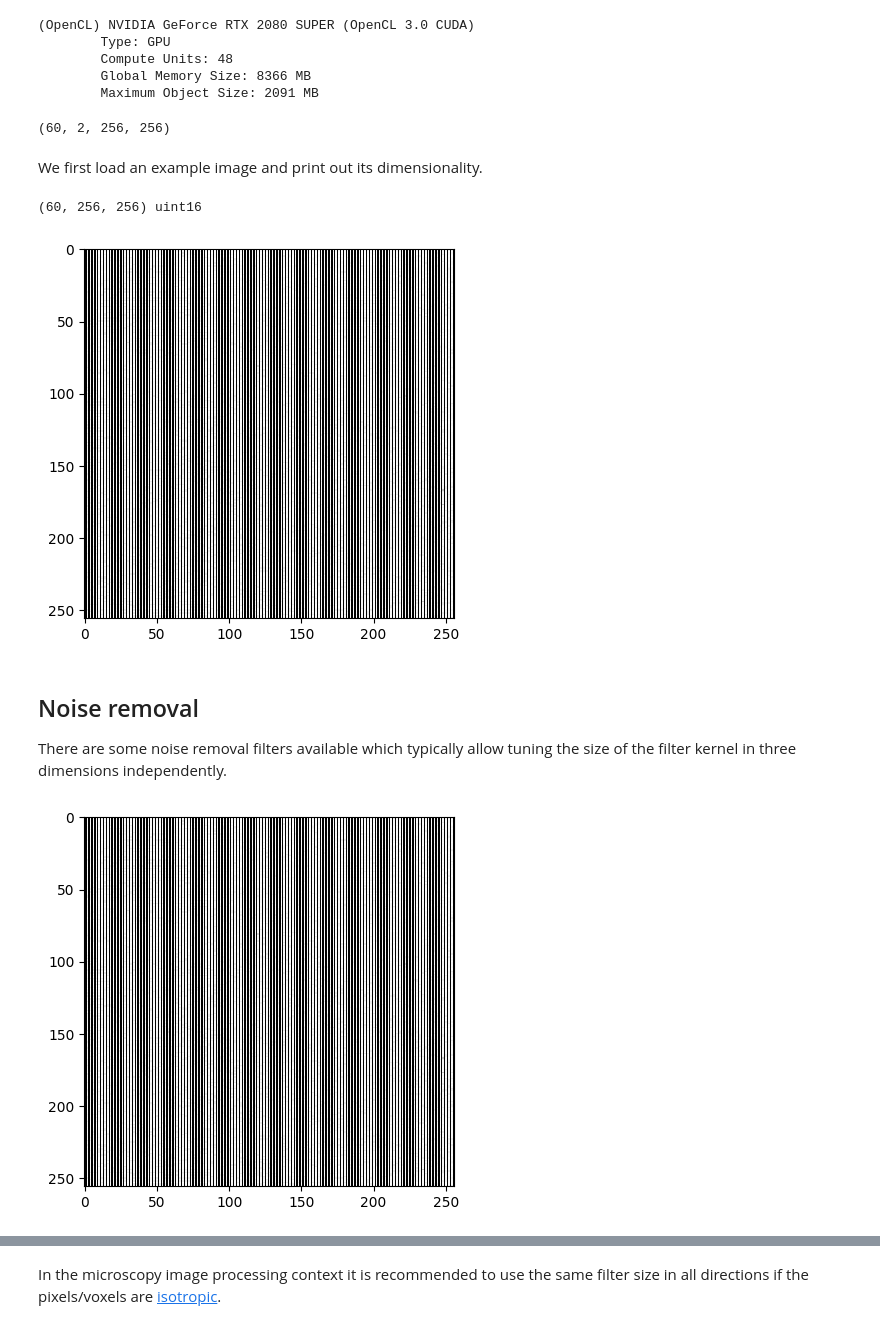
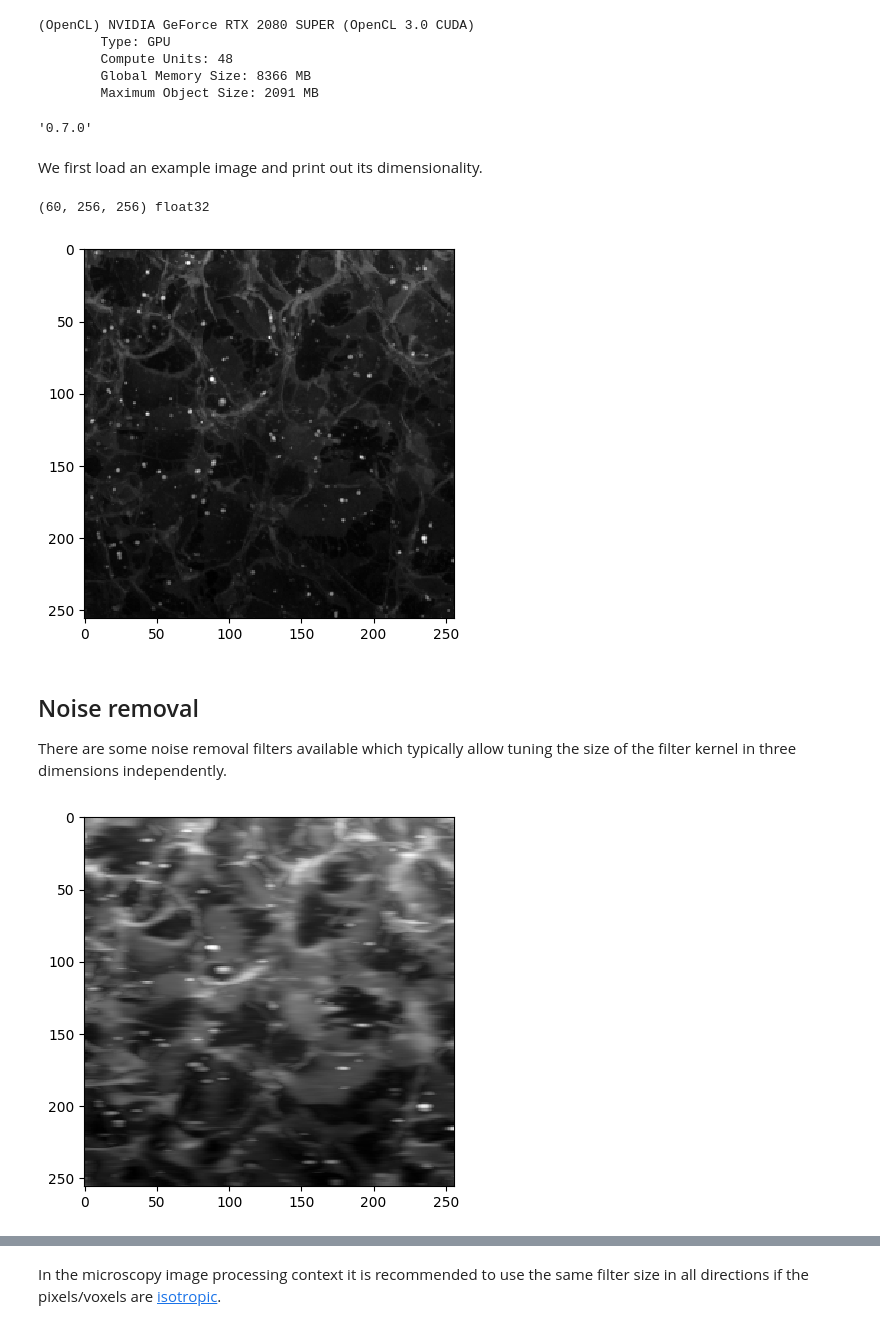
Before and after one commit to clEsperanto/pyclesperanto, a Jupyter notebook: demos/image_filtering.ipynb, the cells around one changed output, grey strips where cells are left out. Cells and saved outputs as stored; diff of their text form; code cells hidden in the pictures.

Commit message:
something wrong in z-proj of cell3d

```diff
--- a/demos/image_filtering.ipynb
+++ b/demos/image_filtering.ipynb
@@ -16,28 +16,28 @@ cle.select_device("TX")
         Maximum Object Size: 2091 MB
 # %%
 cle.__version__
-print(cells3d().shape)
 # %% [output]
-(60, 2, 256, 256)
+'0.7.0'
 # %% [markdown]
 We first load an example image and print out its dimensionality.
 # %%
-image = cells3d()[:, 0]
+import numpy as np
+image = cells3d()[:, 0].astype(np.float32)
 print(image.shape, image.dtype)
 # %% [output]
-(60, 256, 256) uint16
+(60, 256, 256) float32
 # %%
 cle.imshow(image)
 # %% [output]
-[figure, old version]
+[figure, new version]
 # %% [markdown]
 ## Noise removal
 There are some noise removal filters available which typically allow tuning the size of the filter kernel in three dimensions independently.
 # %%
-blurred_x = cle.gaussian_blur(image, sigma_x=0)
+blurred_x = cle.gaussian_blur(image, sigma_x=4)
 cle.imshow(blurred_x)
 # %% [output]
-[figure, old version]
+[figure, new version]
 # %%
 blurred_y = cle.gaussian_blur(image, sigma_y=4)
 cle.imshow(blurred_y)
```
Also changed, not shown: parts of 4 cells of this notebook, 1 other file.
